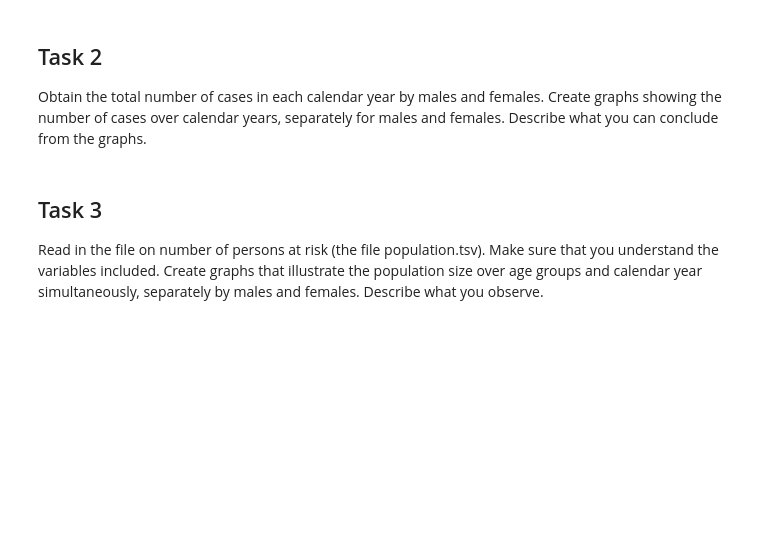
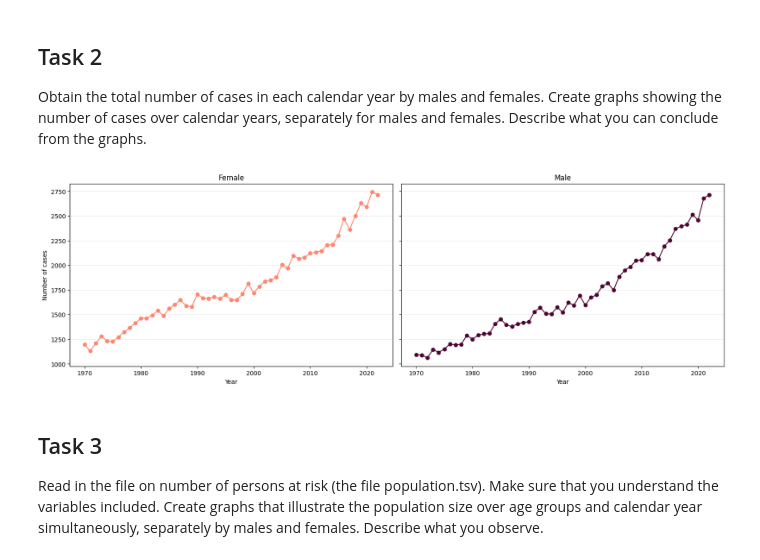
Before and after one commit to ElSchr/Biostat_I_Assignment_1, a Jupyter notebook: Assignment_1.ipynb, the cells around one changed output. Saved outputs shown, nothing was run; the diff lists cells and outputs as text; code cells hidden in the pictures; blank space fills up the shorter version.

```diff
--- a/Assignment_1.ipynb
+++ b/Assignment_1.ipynb
@@ -47,46 +98,24 @@ plt.show()
-# %%
-# create a graph of the number of cases by age group and sex for 1970
-year_to_plot = cases["year"].min()
-age_order = sorted(cases["agegroup"].unique(), key=lambda age: int(age.split("-")[0]))
-case_counts = (
-    cases.loc[cases["year"].eq(year_to_plot)]
-    .pivot(index="agegroup", columns="sex", values="n")
-    .reindex(age_order)
-)
-
-ax = case_counts.plot(
-    kind="bar",
-    figsize=(11, 6),
-    color=[colors[sex] for sex in case_counts.columns],
-)
-ax.set_title(f"Colon cancer cases by age group and sex ({year_to_plot})")
-ax.set_xlabel("Age group (years)")
-ax.set_ylabel("Number of cases")
-ax.legend(title="Sex", frameon=False)
-ax.grid(axis="y", alpha=0.25)
-ax.set_axisbelow(True)
-plt.tight_layout()
-plt.show()
 # %% [markdown]
 ## Task 2
 Obtain the total number of cases in each calendar year by males and females. Create graphs showing the number of cases over calendar years, separately for males and females. Describe what you can conclude from the graphs.
 # %%
-# Total cases per calendar year, shown separately by sex
+# Total cases per calendar year, females and males side by side in one figure
 yearly_cases = cases.groupby(["year", "sex"])["n"].sum().unstack().sort_index()
 
-for sex in yearly_cases.columns:
-    ax = yearly_cases[sex].plot(
-        figsize=(10, 5),
-        marker="o",
-        color=colors[sex],
-    )
-    ax.set_title(f"Colon cancer cases by year — {sex}")
+fig, axes = plt.subplots(1, 2, figsize=(16, 5), sharey=True, constrained_layout=True)
+
+for ax, sex in zip(axes, ["Female", "Male"]):
+    yearly_cases[sex].plot(ax=ax, marker="o", color=colors[sex])
+    ax.set_title(sex)
     ax.set_xlabel("Year")
     ax.set_ylabel("Number of cases")
     ax.grid(axis="y", alpha=0.25)
     ax.set_axisbelow(True)
-    plt.tight_layout()
-    plt.show()
+
+fig.savefig("task2.png", dpi=300, bbox_inches="tight")
+plt.show()
+# %% [output]
+[figure, added]
 # %% [markdown]
 ## Task 3
 Read in the file on number of persons at risk (the file population.tsv). Make sure that you understand the variables included. Create graphs that illustrate the population size over age groups and calendar year simultaneously, separately by males and females. Describe what you observe.
```
Also changed, not shown: parts of 30 cells of this notebook.
